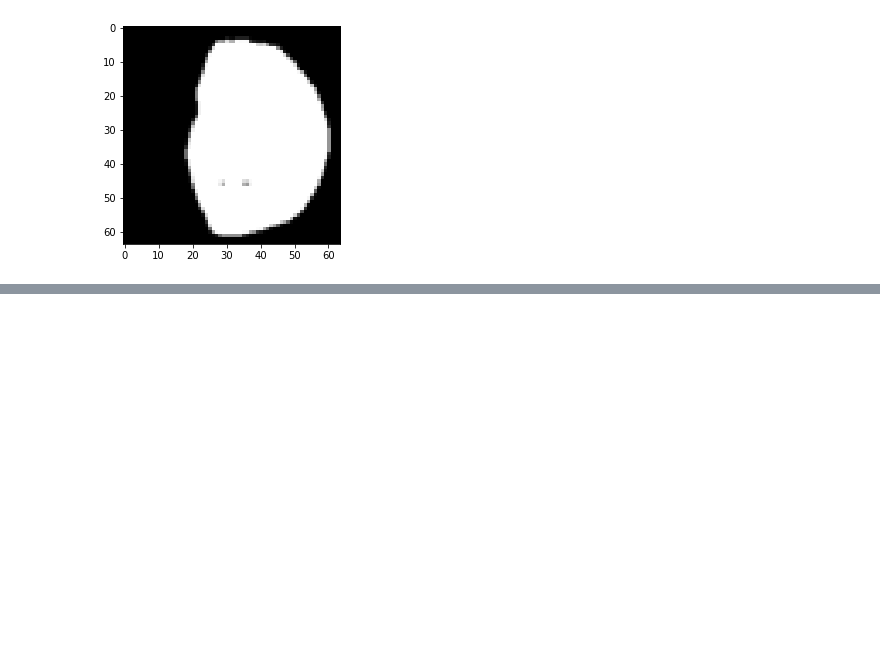
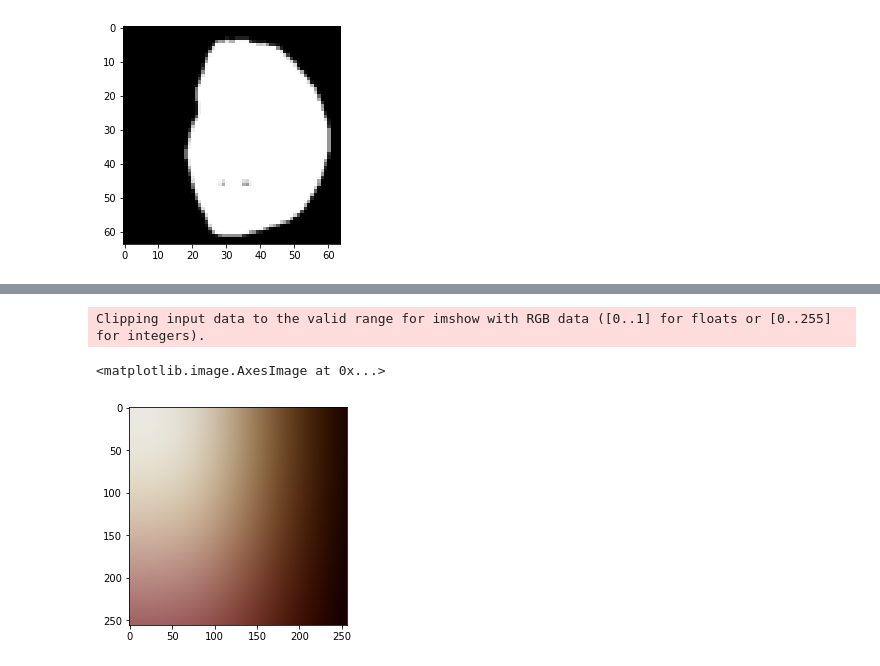
Before and after one commit to arihant72600/BioFaceNet, a Jupyter notebook: CNN.ipynb, the cells around one changed output, grey strips where cells are left out. Saved outputs shown, nothing was run; the diff lists cells and outputs as text; code cells hidden in the pictures; blank space fills up the shorter version.

```diff
--- a/CNN.ipynb
+++ b/CNN.ipynb
@@ -53,15 +246,6 @@ dataloaders = {
 # %%
-import scipy.io as sio
-
-Newskincolour = sio.loadmat('util/Newskincolour.mat')['Newskincolour']
+Newskincolour = sio.loadmat('drive/My Drive/util/Newskincolour.mat')['Newskincolour']
 
 Newskincolour = Newskincolour.transpose((2, 0, 1))
-skinColor = torch.tensor(Newskincolour)
+skinColor = torch.tensor(Newskincolour).to(device)
 skinColor = torch.reshape(skinColor, (1, 33, 256, 256))
-# %%
-illA = sio.loadmat("util/illumA.mat")
-illA = illA['illumA'][0][0]
-
-illA = illA / illA.sum()
-
-illA = torch.tensor(illA)
@@ -200,4 +251,0 @@ def illuminanceD(temp):
-# %%
-illF = torch.Tensor(sio.loadmat('util/illF')['illF'])[0]
-
-illF = illF / torch.reshape(torch.sum(illF, 0), (1, 12))
@@ -335,0 +252,15 @@ tensor([[6.9341e-03, 1.0996e-02, 2.1814e-02, 2.5038e-02, 1.9534e-02, 1.6711e-02,
+# %%
+csTest = np.array(pcaMeans.to('cpu'))
+csTest = np.reshape(csTest, (3, 33))
+
+skinTest = sio.loadmat('drive/My Drive/util/Newskincolour.mat')['Newskincolour']
+
+pic = skinTest @ csTest.T
+
+pic = gammaCorrection(pic.reshape((256, 256, 3)))
+plt.figure()
+plt.imshow(pic)
+# %% [output]
+Clipping input data to the valid range for imshow with RGB data ([0..1] for floats or [0..255] for integers).
+<matplotlib.image.AxesImage at 0x...>
+[figure, added]
```
Also changed, not shown: parts of 52 cells of this notebook, 1 other file.
